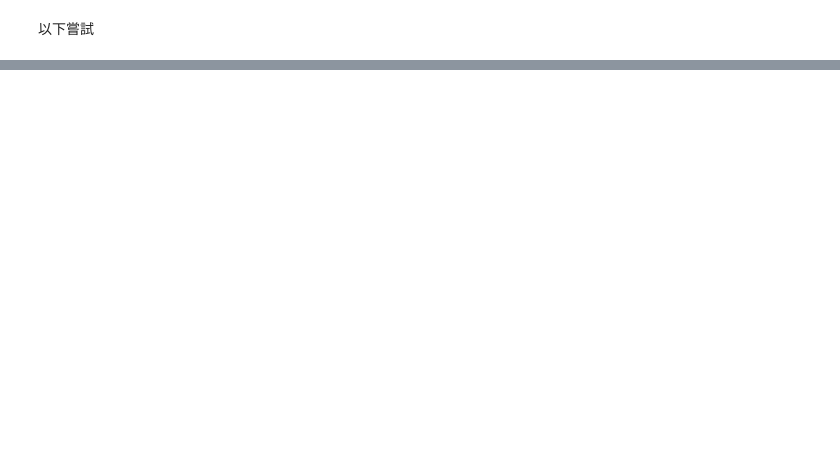
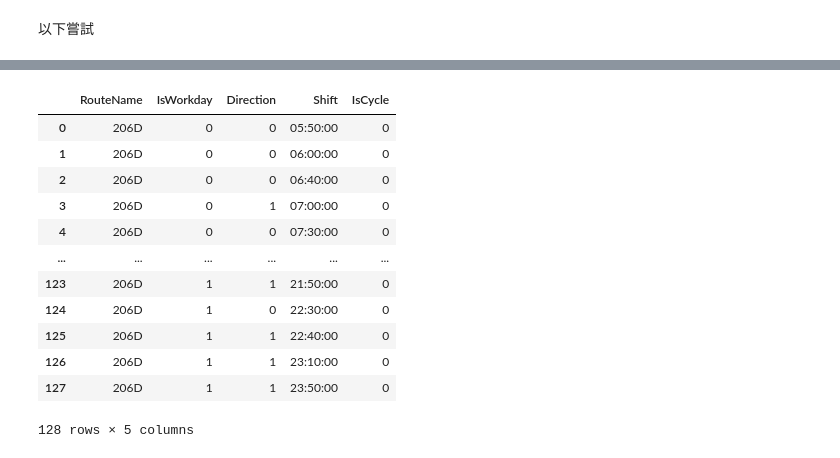
Before and after one commit to KaiChiehKJ/BusFlow, a Jupyter notebook: main.ipynb, the cells around one changed output, grey strips where cells are left out. Saved outputs shown, nothing was run; the diff lists cells and outputs as text; code cells hidden in the pictures; blank space fills up the shorter version.

```diff
--- a/main.ipynb
+++ b/main.ipynb
@@ -292,0 +352,16 @@ tickets_select_month
+# %%
+shift_select
+# %% [output]
+|  | RouteName | IsWorkday | Direction | Shift | IsCycle |
+| 0 | 206D | 0 | 0 | 05:50:00 | 0 |
+| 1 | 206D | 0 | 0 | 06:00:00 | 0 |
+| 2 | 206D | 0 | 0 | 06:40:00 | 0 |
+| 3 | 206D | 0 | 1 | 07:00:00 | 0 |
+| 4 | 206D | 0 | 0 | 07:30:00 | 0 |
+| ... | ... | ... | ... | ... | ... |
+| 123 | 206D | 1 | 1 | 21:50:00 | 0 |
+| 124 | 206D | 1 | 0 | 22:30:00 | 0 |
+| 125 | 206D | 1 | 1 | 22:40:00 | 0 |
+| 126 | 206D | 1 | 1 | 23:10:00 | 0 |
+| 127 | 206D | 1 | 1 | 23:50:00 | 0 |
+128 rows × 5 columns
```
Also changed, not shown: parts of 9 cells of this notebook.
